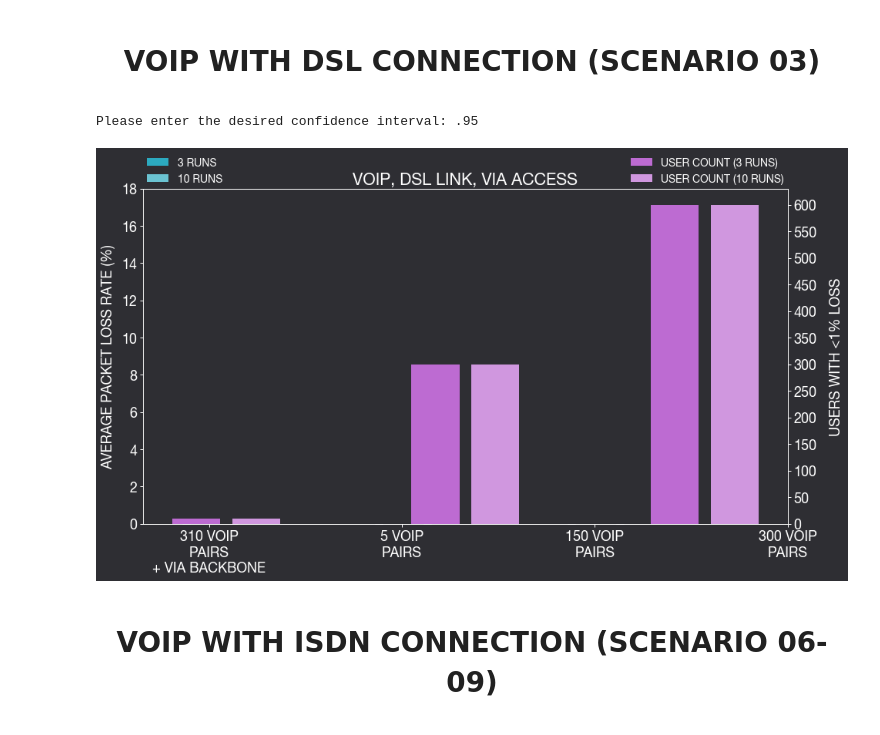
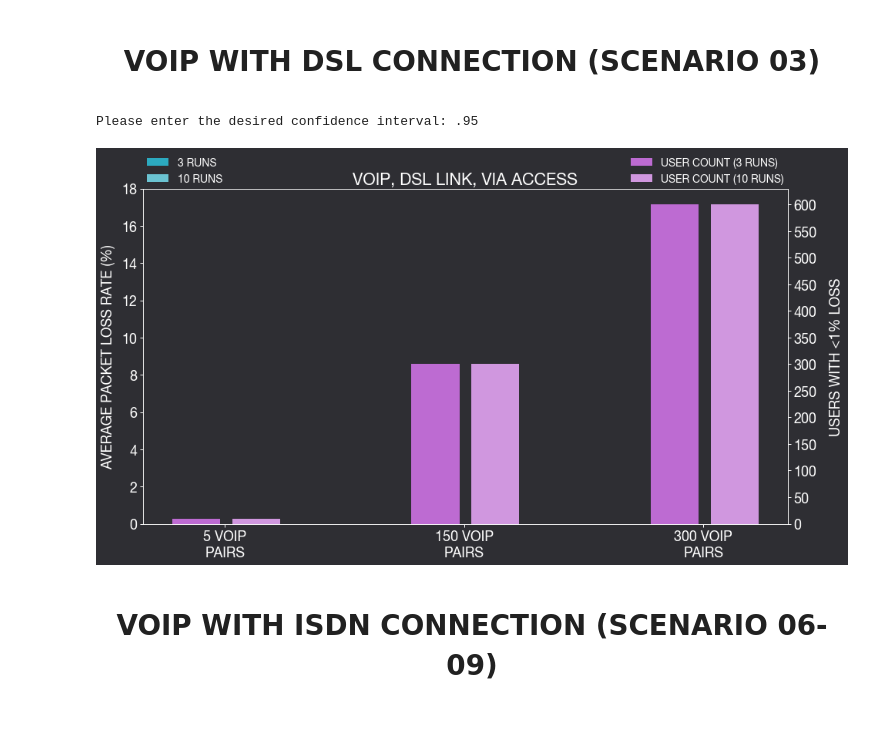
Before and after one commit to royruiz-dev/DataAutomation_SimComNets, a Jupyter notebook: SiMCN-Ex07/SimComNet_Ex07_Results_Analysis.ipynb, the cells around one changed output. Saved outputs shown, nothing was run; the diff lists cells and outputs as text; code cells hidden in the pictures.

Commit message:
Edited category labels for one of the plots which needed fixing

```diff
--- a/SiMCN-Ex07/SimComNet_Ex07_Results_Analysis.ipynb
+++ b/SiMCN-Ex07/SimComNet_Ex07_Results_Analysis.ipynb
@@ -1582,37 +1582,37 @@ while run:
         ax2.bar(r_1000s_rpt10, bars_count_rpt10, width = barWidth, color = '#D097DF', label='USER COUNT (10 RUNS)')
 
 
-        labels = ['310 VOIP\nPAIRS\n+ VIA BACKBONE','5 VOIP\nPAIRS','150 VOIP\nPAIRS','300 VOIP\nPAIRS']
+        labels = ['5 VOIP\nPAIRS','150 VOIP\nPAIRS','300 VOIP\nPAIRS']
         x = np.arange(len(labels))  # the label locations
         ax1.set_xticks(x+0.12)
         ax1.set_xticklabels(labels ,color = '#FFFFFF')
         ax1.tick_params(direction='out', length=4, width=1, colors='w')
 
         ax1.set_yticks(np.arange(0.0, 20.0, 2.0))
         ax1.set_ylabel('AVERAGE PACKET LOSS RATE (%)', labelpad=8, color = '#FFFFFF')
 
         ax2.set_yticks(np.arange(0, 650, 50))
         ax2.tick_params(direction='out', length=4, width=1, colors='w')
         ax2.set_ylabel('USERS WITH <1% LOSS', labelpad=16, color = '#FFFFFF')
         ax1.set_title('VOIP, DSL LINK, VIA ACCESS', color = '#FFFFFF')
 
         leg1 = ax1.legend(fontsize = 14, loc='lower left', bbox_to_anchor= (0.0, 1.0), ncol=1, borderaxespad=0, frameon=False)
         leg2 = ax2.legend(fontsize = 14, loc='lower right', bbox_to_anchor= (1.0, 1.0), ncol=1, borderaxespad=0, frameon=False)
         for text in leg1.get_texts():
             text.set_color("white")
         for text in leg2.get_texts():
             text.set_color("white")
 
         plt.show()
 
         #print(f'\n\n\nCI based on T-score: \n{t_dict}')
         #print(f'\n\n\nCI based on Z-score: \n{z_dict}')
         #print(f'\n\n\nMean:{mean_dict}')
 
         run = False
 # %% [output]
 Please enter the desired confidence interval: .95
-[figure, old version]
+[figure, new version]
 # %% [markdown]
 <center><h1>VOIP WITH ISDN CONNECTION (SCENARIO 06-09)</h1></center>
 # %%
```
